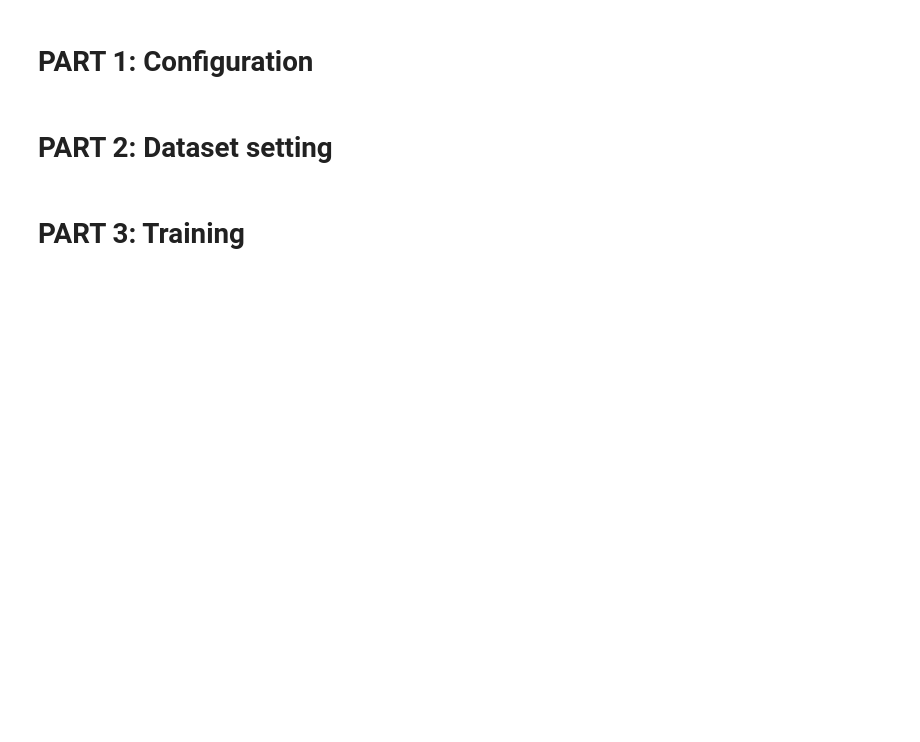
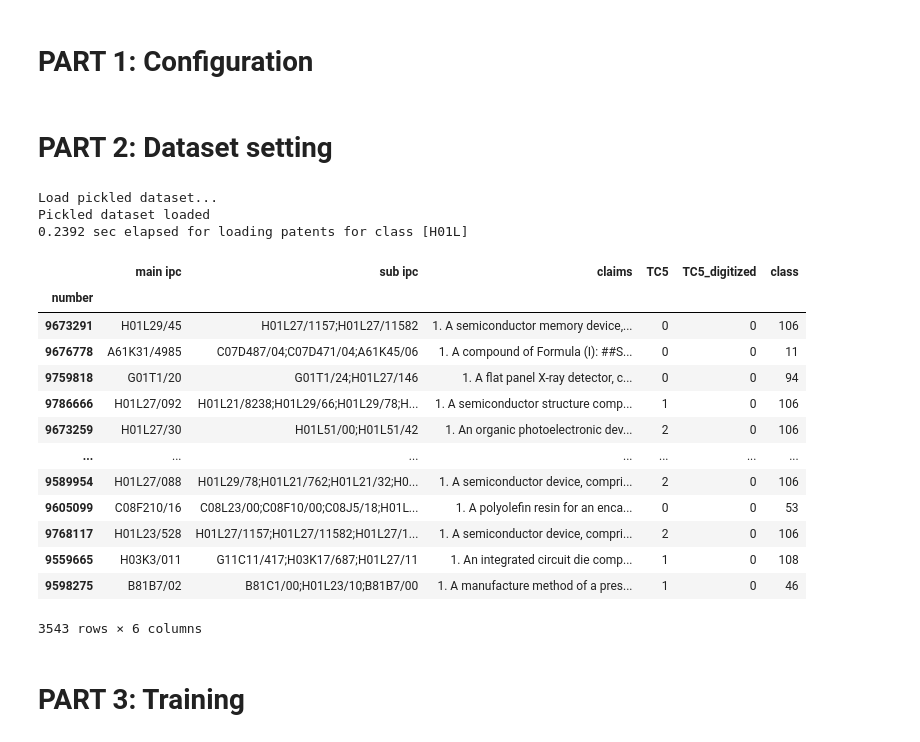
Before and after one commit to glee2/TOA-using-generative-predictive-models, a Jupyter notebook: src/Laboratory.ipynb, the cells around one changed output. Drawn from its saved outputs; the diff is of its cells as text; code cells hidden in the pictures; blank space fills up the shorter version.

Commit message:
refactor(main): Stability

```diff
--- a/src/Laboratory.ipynb
+++ b/src/Laboratory.ipynb
@@ -65,12 +65,12 @@ args = argparse.Namespace(
     do_train=None,
     do_tune=None,
     n_folds=None,
-    max_epochs=100,
+    max_epochs=50,
     use_accelerator=None,
     do_save=False,
     n_gpus=3,
     light=True,
-    config_file=os.path.join(root_dir, "configs", "USED_configs", "[CONFIGS]2023-04-04_03:13.json"),
+    config_file=os.path.join(root_dir, "configs", "USED_configs", "[CONFIGS]2023-04-11_00:39.json"),
     eval_train_set=False)
 
 data_dir = os.path.join(root_dir, "data")
@@ -195,6 +195,32 @@ configs.model.update({"tokenizer": tech_dataset.tokenizer,
                         "n_outputs": 1 if configs.data.pred_type=="regression" else tech_dataset.n_outputs,
                         "i_padding": tech_dataset.tokenizer.token_to_id("<PAD>")})
 configs.model.update({"d_latent": configs.model.n_enc_seq * configs.model.d_hidden})
+# %% [output]
+Load pickled dataset...
+Pickled dataset loaded
+0.2392 sec elapsed for loading patents for class [H01L]
+# %%
+result_path = os.path.join(root_dir, "results")
+# %%
+train_data = pd.read_excel(os.path.join(result_path, "[DATASET]2023-04-11_00:39.xlsx"), sheet_name="TRAIN_dataset")
+test_data = pd.read_excel(os.path.join(result_path, "[DATASET]2023-04-11_00:39.xlsx"), sheet_name="TEST_dataset")
+# %%
+tech_dataset.data.loc[test_data["number"]]
+# %% [output]
+|  | main ipc | sub ipc | claims | TC5 | TC5_digitized | class |
+| number |  |  |  |  |  |  |
+| 9673291 | H01L29/45 | H01L27/1157;H01L27/11582 | 1. A semiconductor memory device,... | 0 | 0 | 106 |
+| 9676778 | A61K31/4985 | C07D487/04;C07D471/04;A61K45/06 | 1. A compound of Formula (I): ##S... | 0 | 0 | 11 |
+| 9759818 | G01T1/20 | G01T1/24;H01L27/146 | 1. A flat panel X-ray detector, c... | 0 | 0 | 94 |
+| 9786666 | H01L27/092 | H01L21/8238;H01L29/66;H01L29/78;H... | 1. A semiconductor structure comp... | 1 | 0 | 106 |
+| 9673259 | H01L27/30 | H01L51/00;H01L51/42 | 1. An organic photoelectronic dev... | 2 | 0 | 106 |
+| ... | ... | ... | ... | ... | ... | ... |
+| 9589954 | H01L27/088 | H01L29/78;H01L21/762;H01L21/32;H0... | 1. A semiconductor device, compri... | 2 | 0 | 106 |
+| 9605099 | C08F210/16 | C08L23/00;C08F10/00;C08J5/18;H01L... | 1. A polyolefin resin for an enca... | 0 | 0 | 53 |
+| 9768117 | H01L23/528 | H01L27/1157;H01L27/11582;H01L27/1... | 1. A semiconductor device, compri... | 2 | 0 | 106 |
+| 9559665 | H03K3/011 | G11C11/417;H03K17/687;H01L27/11 | 1. An integrated circuit die comp... | 1 | 0 | 108 |
+| 9598275 | B81B7/02 | B81C1/00;H01L23/10;B81B7/00 | 1. A manufacture method of a pres... | 1 | 0 | 46 |
+3543 rows × 6 columns
 # %% [markdown]
 # PART 3: Training
 # %%
```
Also changed, not shown: parts of 13 cells of this notebook, 7 other files.
